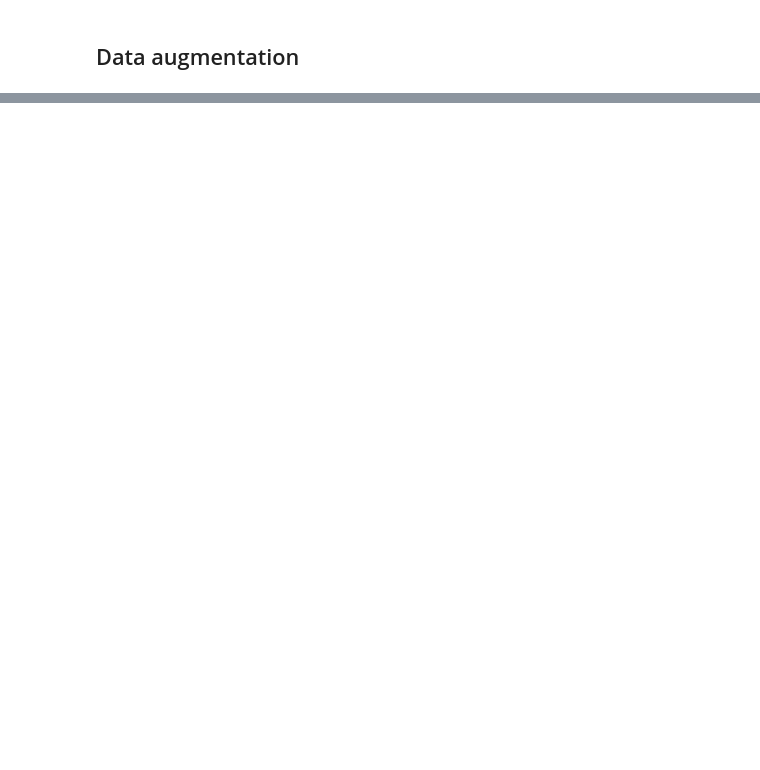
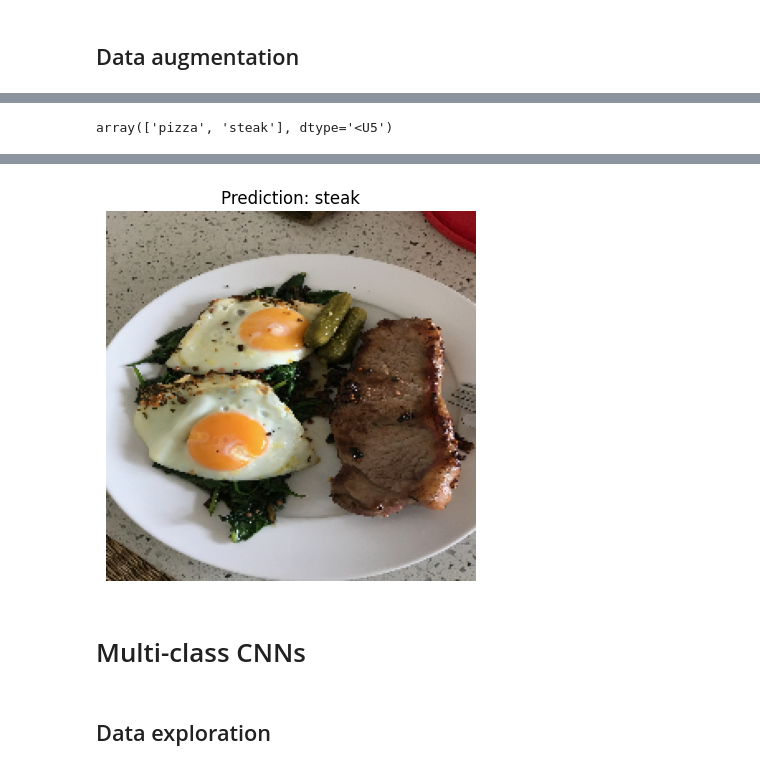
Before and after one commit to vinhpeters/tf-exam, a Jupyter notebook: 03_CNN.ipynb, the cells around one changed output, grey strips where cells are left out. Saved outputs shown, nothing was run; the diff lists cells and outputs as text; code cells hidden in the pictures; blank space fills up the shorter version.

```diff
--- a/03_CNN.ipynb
+++ b/03_CNN.ipynb
@@ -273,2 +443,2 @@ history_6 = model_6.fit(train_data_augmented, epochs=5, steps_per_epoch=len(trai
 # %%
-train_data_augmented = train_datagen_augmented.flow_from_directory(directory=train_dir, batch_size=32, target_size=(224,224), class_mode ='binary')
+train_data_augmented_shuffled = train_datagen_augmented.flow_from_directory(directory=train_dir, batch_size=32, target_size=(224,224), class_mode ='binary')
@@ -286,4 +458,4 @@ model_7 = Sequential([
 
 
 model_7.compile(loss='binary_crossentropy', optimizer=tf.keras.optimizers.Adam(), metrics=['accuracy'])
-history_7 = model_7.fit(train_data_augmented, epochs=5, steps_per_epoch=len(train_data_augmented), validation_data=valid_data, validation_steps=len(test_data))
+history_7 = model_7.fit(train_data_augmented_shuffled, epochs=5, steps_per_epoch=len(train_data_augmented_shuffled), validation_data=test_data, validation_steps=len(test_data))
@@ -310,0 +522,12 @@ history_8 = model_8.fit(train_data_augmented, epochs=5, steps_per_epoch=len(trai
+# %%
+def load_and_prep_image(filename, img_shape=224):
+  '''
+  Reads an image from a filename and reshapes it into a tensor (img_shape,img_shape, color_channels)
+  '''
+
+  img = tf.io.read_file(filename)
+  img= tf.image.decode_image(img)
+  img=tf.image.resize(img, size=[img_shape,img_shape])
+  img=img/255.
+
+  return img
@@ -310,0 +545,26 @@ history_8 = model_8.fit(train_data_augmented, epochs=5, steps_per_epoch=len(trai
+# %%
+class_names
+# %% [output]
+array(['pizza', 'steak'], dtype='<U5')
+# %%
+def pred_and_plot(model,filename, class_names=class_names):
+  '''
+  Imports and image, makes a prediction with model
+  and plots the image with the predicited class as the title
+  '''
+
+  img = load_and_prep_image(filename)
+
+  pred = model.predict(tf.expand_dims(img, axis=0))
+  if len(pred[0])>1 :
+    pred_class = class_names[tf.argmax(pred[0])]
+
+  else:
+    pred_class = class_names[int(tf.round(pred[0]))]
+
+  plt.imshow(img)
+  plt.title(f'Prediction: {pred_class}')
+  plt.axis(False);
+# %%
+pred_and_plot(model_7, '03-steak.jpeg')
+# %% [output]
@@ -310,0 +572,3 @@ history_8 = model_8.fit(train_data_augmented, epochs=5, steps_per_epoch=len(trai
+[figure, added]
+# %% [markdown]
+# Multi-class CNNs
@@ -310,0 +581,2 @@ history_8 = model_8.fit(train_data_augmented, epochs=5, steps_per_epoch=len(trai
+# %% [markdown]
+## Data exploration
```
Also changed, not shown: parts of 65 cells of this notebook.
